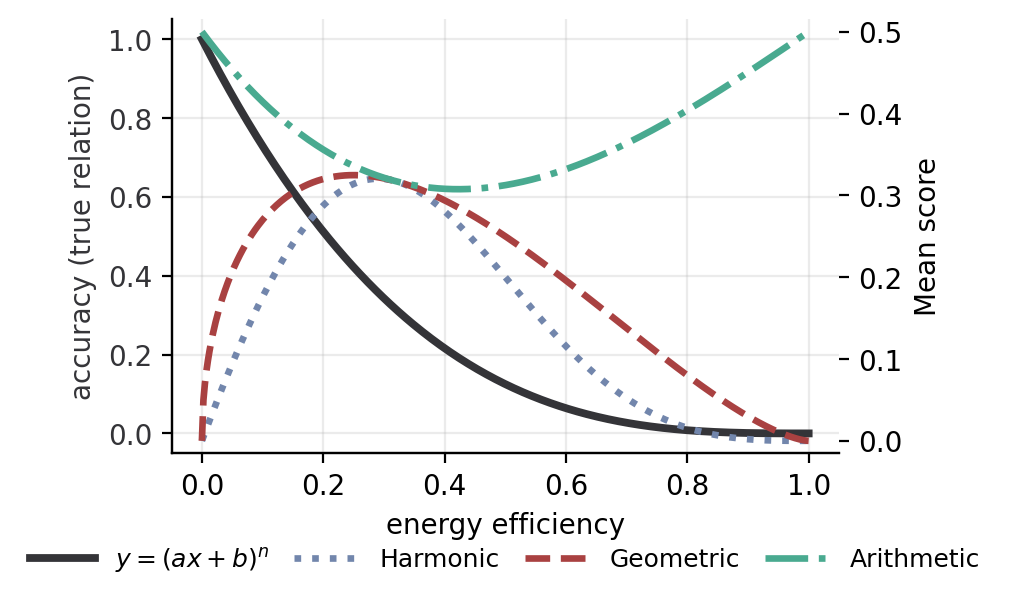
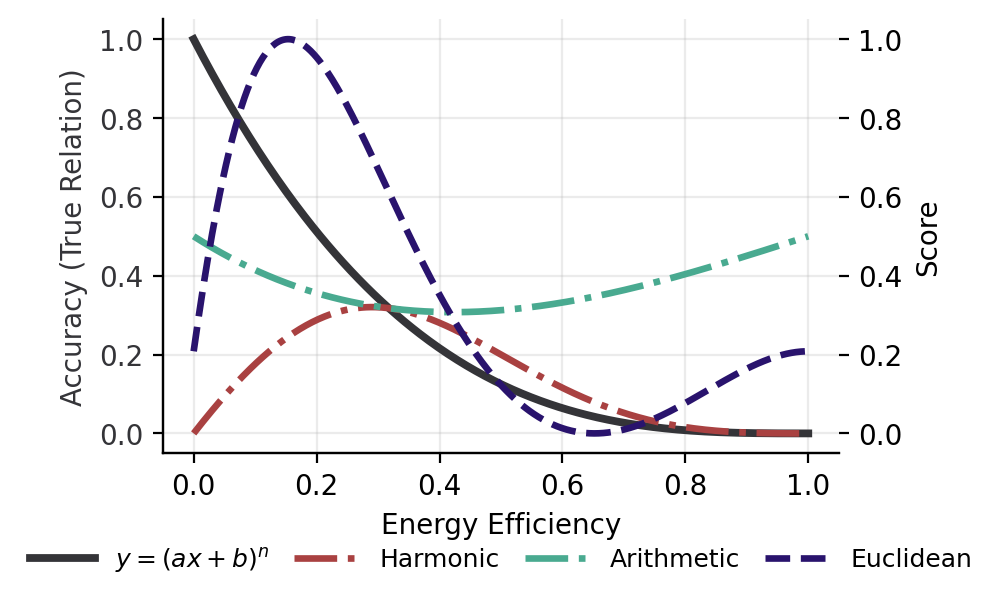
Unified diff of the notebook cell whose output changed from the first chart to the second:
--- before
+++ after
@@ -14,9 +14,12 @@
 geometric = np.sqrt(a*b)
 arithmetic = (a + b) / 2
+euc_dis = ((1-a) ** 2 + (1-b) **2) ** 0.5 
+euc_positive = (1 / (euc_dis + 1e-7))
+euc_norm = (euc_positive - euc_positive.min()) / (euc_positive.max() - euc_positive.min())
 
 # Colors (Okabe–Ito) + neutral gray for the relation
 COL_REL = "#343438"
-COL_H   = "#7286AC"
-COL_G   = "#A94141"
+COL_H   = "#A94141"
+# COL_G   = "#A94141"
 COL_A   = "#49AA90"
 COL_E   = "#29136D"
@@ -26,6 +29,6 @@
 # Left axis: true relation
 l0, = ax_left.plot(a, b, color=COL_REL, linewidth=2.8, label=r"$b=-(a-1)^3$")
-ax_left.set_xlabel("energy efficiency", fontsize=10)
-ax_left.set_ylabel("accuracy (true relation)", fontsize=10, color=COL_REL)
+ax_left.set_xlabel("Energy Efficiency", fontsize=10)
+ax_left.set_ylabel("Accuracy (True Relation)", fontsize=10, color=COL_REL)
 ax_left.tick_params(axis='y', labelcolor=COL_REL)
 ax_left.grid(True, which="both", alpha=0.25, linewidth=0.8)
@@ -33,15 +36,18 @@
 # Right axis: means
 ax_right = ax_left.twinx()
-l1, = ax_right.plot(a, harmonic,   color=COL_H, linewidth=2.4, linestyle=":", label="Harmonic")
-l2, = ax_right.plot(a, geometric,  color=COL_G, linewidth=2.4, linestyle="--", label="Geometric")
-l3, = ax_right.plot(a, arithmetic, color=COL_A, linewidth=2.4, linestyle="-.", label="Arithmetic")
-ax_right.set_ylabel("Mean score", fontsize=10)
+l1, = ax_right.plot(a, harmonic,   color=COL_H, linewidth=2.4, linestyle="-.", label="Harmonic")
+# l2, = ax_right.plot(a, geometric,  color=COL_G, linewidth=2.4, linestyle="--", label="Geometric")
+l2, = ax_right.plot(a, arithmetic, color=COL_A, linewidth=2.4, linestyle="-.", label="Arithmetic")
+l3, = ax_right.plot(a, euc_norm, color=COL_E, linewidth=2.4, linestyle="--", label="Euclidean")
+ax_right.set_ylabel("Score", fontsize=10)
 ax_right.tick_params(axis='y')
 
 # Harmonize y-lims to avoid cramped curves on right
-ymin = min(harmonic.min(), geometric.min(), arithmetic.min())
-ymax = max(harmonic.max(), geometric.max(), arithmetic.max())
+ymin = min(harmonic.min(), arithmetic.min(), euc_norm.min())
+ymax = max(harmonic.max(), arithmetic.max(), euc_norm.max())
 pad = 0.03 * (ymax - ymin if ymax > ymin else 1.0)
 ax_right.set_ylim(ymin - pad, ymax + pad)
+# After setting all plots
+ax_right.set_ylim(ax_left.get_ylim())
 
 # Single, combined legend below the plot

Commit: update results